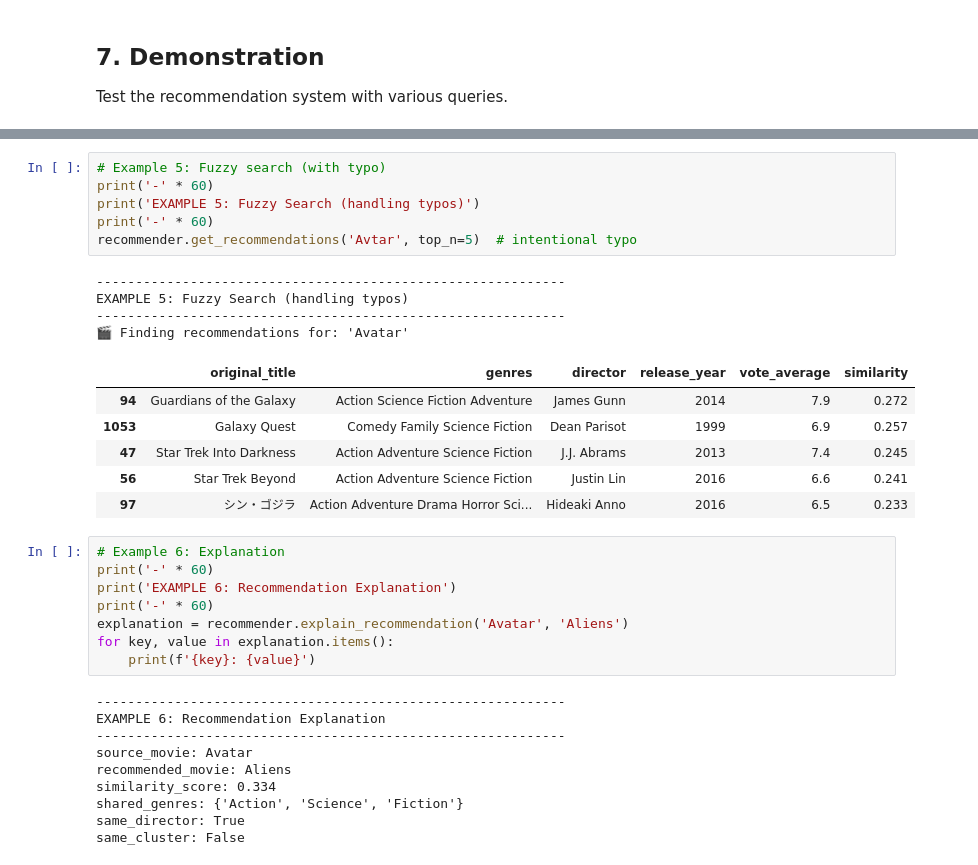
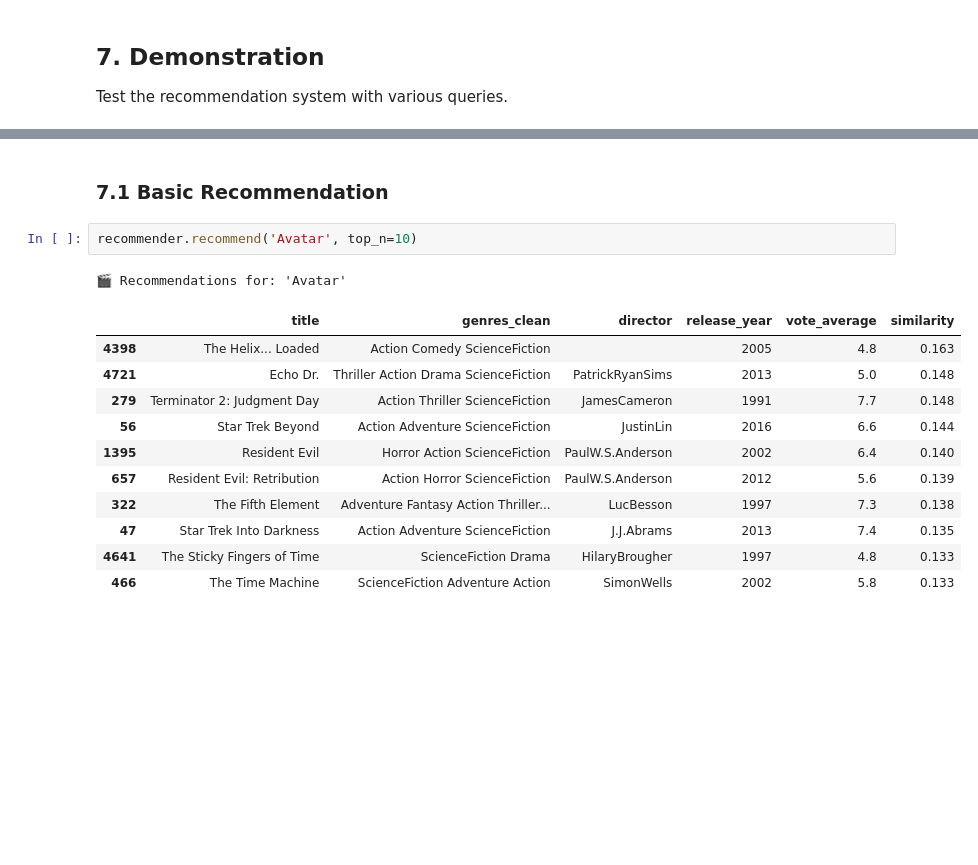
Before and after one commit to Selva-TS-cube/iitr, a Jupyter notebook: recommender/movie-recomendation.ipynb, the cells around one changed output, grey strips where cells are left out. Cells and saved outputs as stored; diff of their text form; blank space fills up the shorter version.

```diff
--- a/recommender/movie-recomendation.ipynb
+++ b/recommender/movie-recomendation.ipynb
@@ -640,35 +368,17 @@ EXAMPLE 4: Recommendations with Year Range (2010-2020)
-# %%
-# Example 5: Fuzzy search (with typo)
-print('-' * 60)
-print('EXAMPLE 5: Fuzzy Search (handling typos)')
-print('-' * 60)
-recommender.get_recommendations('Avtar', top_n=5)  # intentional typo
-# %% [output]
-------------------------------------------------------------
-EXAMPLE 5: Fuzzy Search (handling typos)
-------------------------------------------------------------
-🎬 Finding recommendations for: 'Avatar'
-|  | original_title | genres | director | release_year | vote_average | similarity |
-| 94 | Guardians of the Galaxy | Action Science Fiction Adventure | James Gunn | 2014 | 7.9 | 0.272 |
-| 1053 | Galaxy Quest | Comedy Family Science Fiction | Dean Parisot | 1999 | 6.9 | 0.257 |
-| 47 | Star Trek Into Darkness | Action Adventure Science Fiction | J.J. Abrams | 2013 | 7.4 | 0.245 |
-| 56 | Star Trek Beyond | Action Adventure Science Fiction | Justin Lin | 2016 | 6.6 | 0.241 |
-| 97 | シン・ゴジラ | Action Adventure Drama Horror Sci... | Hideaki Anno | 2016 | 6.5 | 0.233 |
-# %%
-# Example 6: Explanation
-print('-' * 60)
-print('EXAMPLE 6: Recommendation Explanation')
-print('-' * 60)
-explanation = recommender.explain_recommendation('Avatar', 'Aliens')
-for key, value in explanation.items():
-    print(f'{key}: {value}')
-# %% [output]
-------------------------------------------------------------
-EXAMPLE 6: Recommendation Explanation
-------------------------------------------------------------
-source_movie: Avatar
-recommended_movie: Aliens
-similarity_score: 0.334
-shared_genres: {'Action', 'Science', 'Fiction'}
-same_director: True
-same_cluster: False
+# %% [markdown]
+### 7.1 Basic Recommendation
+# %%
+recommender.recommend('Avatar', top_n=10)
+# %% [output]
+🎬 Recommendations for: 'Avatar'
+|  | title | genres_clean | director | release_year | vote_average | similarity |
+| 4398 | The Helix... Loaded | Action Comedy ScienceFiction |  | 2005 | 4.8 | 0.163 |
+| 4721 | Echo Dr. | Thriller Action Drama ScienceFiction | PatrickRyanSims | 2013 | 5.0 | 0.148 |
+| 279 | Terminator 2: Judgment Day | Action Thriller ScienceFiction | JamesCameron | 1991 | 7.7 | 0.148 |
+| 56 | Star Trek Beyond | Action Adventure ScienceFiction | JustinLin | 2016 | 6.6 | 0.144 |
+| 1395 | Resident Evil | Horror Action ScienceFiction | PaulW.S.Anderson | 2002 | 6.4 | 0.140 |
+| 657 | Resident Evil: Retribution | Action Horror ScienceFiction | PaulW.S.Anderson | 2012 | 5.6 | 0.139 |
+| 322 | The Fifth Element | Adventure Fantasy Action Thriller... | LucBesson | 1997 | 7.3 | 0.138 |
+| 47 | Star Trek Into Darkness | Action Adventure ScienceFiction | J.J.Abrams | 2013 | 7.4 | 0.135 |
+| 4641 | The Sticky Fingers of Time | ScienceFiction Drama | HilaryBrougher | 1997 | 4.8 | 0.133 |
+| 466 | The Time Machine | ScienceFiction Adventure Action | SimonWells | 2002 | 5.8 | 0.133 |
```
Also changed, not shown: parts of 69 cells of this notebook, 7 other files.
